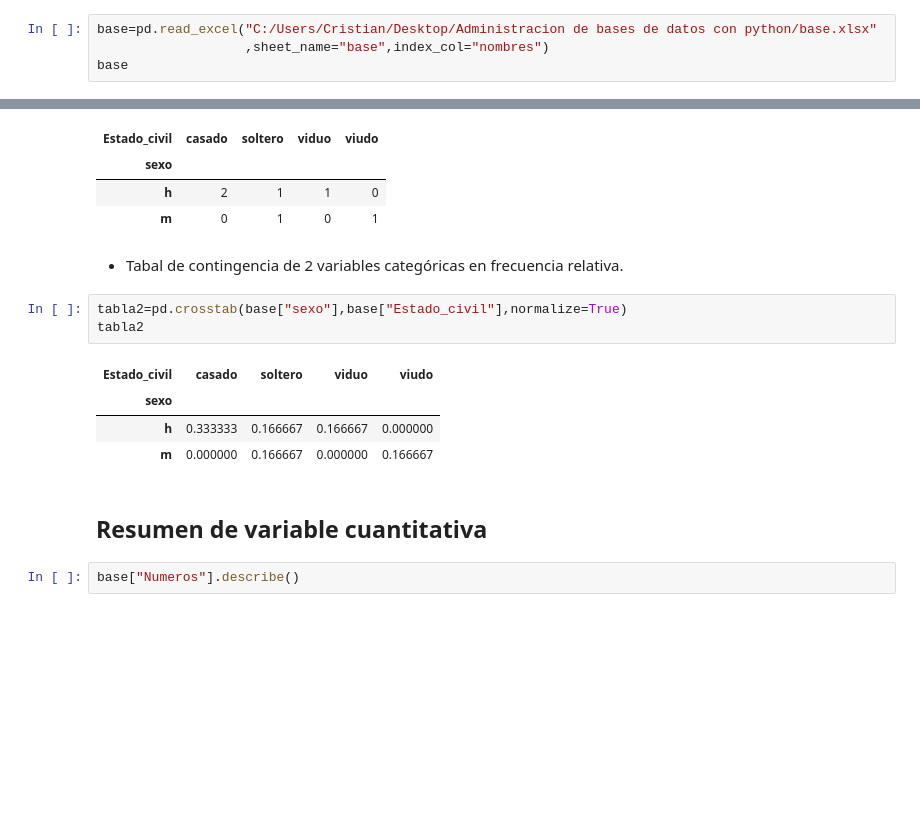
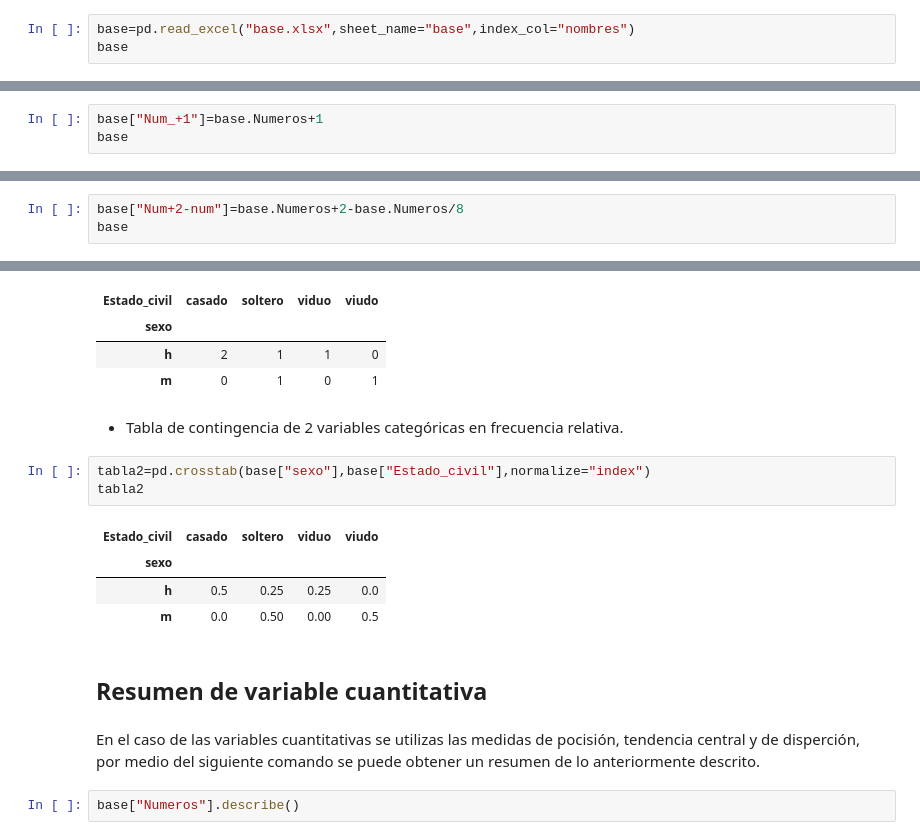
Before and after one commit to Crisdres/Manuales-Pandas-Python, a Jupyter notebook: Manual_pandas_python/Administracion_BBDD_1.ipynb, the cells around one changed output, grey strips where cells are left out. Saved outputs shown, nothing was run; the diff lists cells and outputs as text; blank space fills up the shorter version.

```diff
--- a/Manual_pandas_python/Administracion_BBDD_1.ipynb
+++ b/Manual_pandas_python/Administracion_BBDD_1.ipynb
@@ -55,6 +55,5 @@ base
 # %%
-base=pd.read_excel("C:/Users/Cristian/Desktop/Administracion de bases de datos con python/base.xlsx"
-                   ,sheet_name="base",index_col="nombres")
+base=pd.read_excel("base.xlsx",sheet_name="base",index_col="nombres")
 base
 # %% [output]
 |  | Numeros |
@@ -126,0 +130,3 @@ base
+# %%
+base["Num_+1"]=base.Numeros+1
+base
@@ -126,0 +144,3 @@ base
+# %%
+base["Num+2-num"]=base.Numeros+2-base.Numeros/8
+base
@@ -220,17 +298,19 @@ tabla1
 | h | 2 | 1 | 1 | 0 |
 | m | 0 | 1 | 0 | 1 |
 # %% [markdown]
-* Tabal de contingencia de 2 variables categóricas en frecuencia relativa.
+* Tabla de contingencia de 2 variables categóricas en frecuencia relativa.
 # %%
-tabla2=pd.crosstab(base["sexo"],base["Estado_civil"],normalize=True)
+tabla2=pd.crosstab(base["sexo"],base["Estado_civil"],normalize="index")
 tabla2
 # %% [output]
 | Estado_civil | casado | soltero | viduo | viudo |
 | sexo |  |  |  |  |
-| h | 0.333333 | 0.166667 | 0.166667 | 0.000000 |
-| m | 0.000000 | 0.166667 | 0.000000 | 0.166667 |
+| h | 0.5 | 0.25 | 0.25 | 0.0 |
+| m | 0.0 | 0.50 | 0.00 | 0.5 |
 # %% [markdown]
 ## Resumen de variable cuantitativa
+# %% [markdown]
+En el caso de las variables cuantitativas se utilizas las medidas de pocisión, tendencia central y de disperción, por medio del siguiente comando se puede obtener un resumen de lo anteriormente descrito.
 # %%
 base["Numeros"].describe()
 # %% [output]
```
Also changed, not shown: parts of 45 cells of this notebook.
